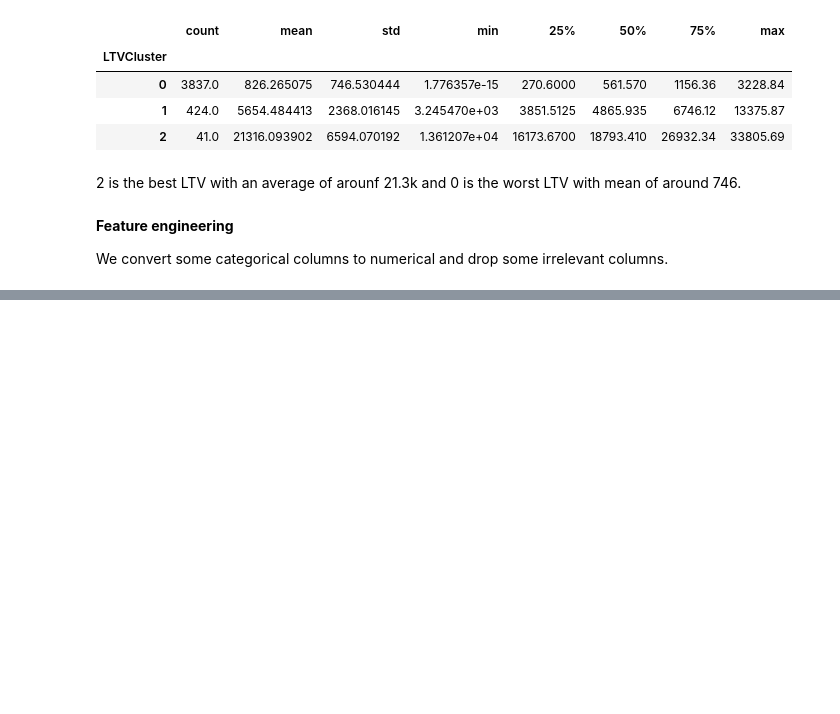
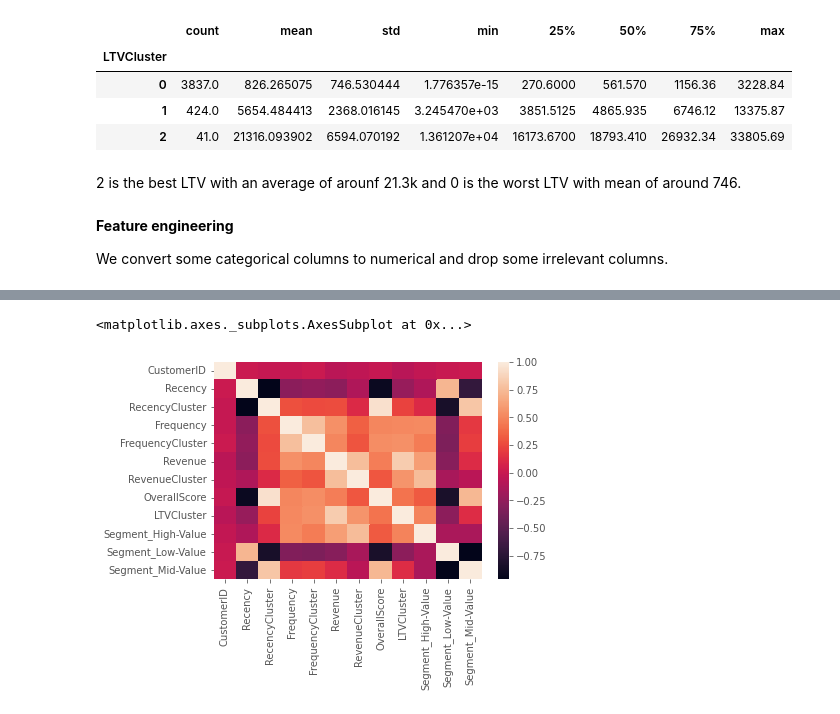
Before and after one commit to pk2971/Customer-Lifetime-Value-Analysis-and-Prediction, a Jupyter notebook: Customer_Lifetime_Value_Prediction.ipynb, the cells around one changed output, grey strips where cells are left out. Drawn from its saved outputs; the diff is of its cells as text; code cells hidden in the pictures; blank space fills up the shorter version.

Commit message:
Heatmaps added

```diff
--- a/Customer_Lifetime_Value_Prediction.ipynb
+++ b/Customer_Lifetime_Value_Prediction.ipynb
@@ -128,3 +126,12 @@ df_no_outliers .groupby('LTVCluster')['Revenue'].describe()
 **Feature engineering**
 
 We convert some categorical columns to numerical and drop some irrelevant columns.
+# %%
+#dropping irrelevant columns
+df_no_outliers =df_no_outliers.drop(['zscore'],axis=1)
+# %%
+df_pred=pd.get_dummies(df_no_outliers)
+# %%
+#Correlation matrix
+corr_matrix = df_pred.corr()
+corr_matrix['LTVCluster'].sort_values(ascending=False)
@@ -130,0 +152,5 @@ We convert some categorical columns to numerical and drop some irrelevant column
+# %%
+sns.heatmap(corr_matrix)
+# %% [output]
+<matplotlib.axes._subplots.AxesSubplot at 0x...>
+[figure, added]
```
Also changed, not shown: parts of 3 cells of this notebook.
